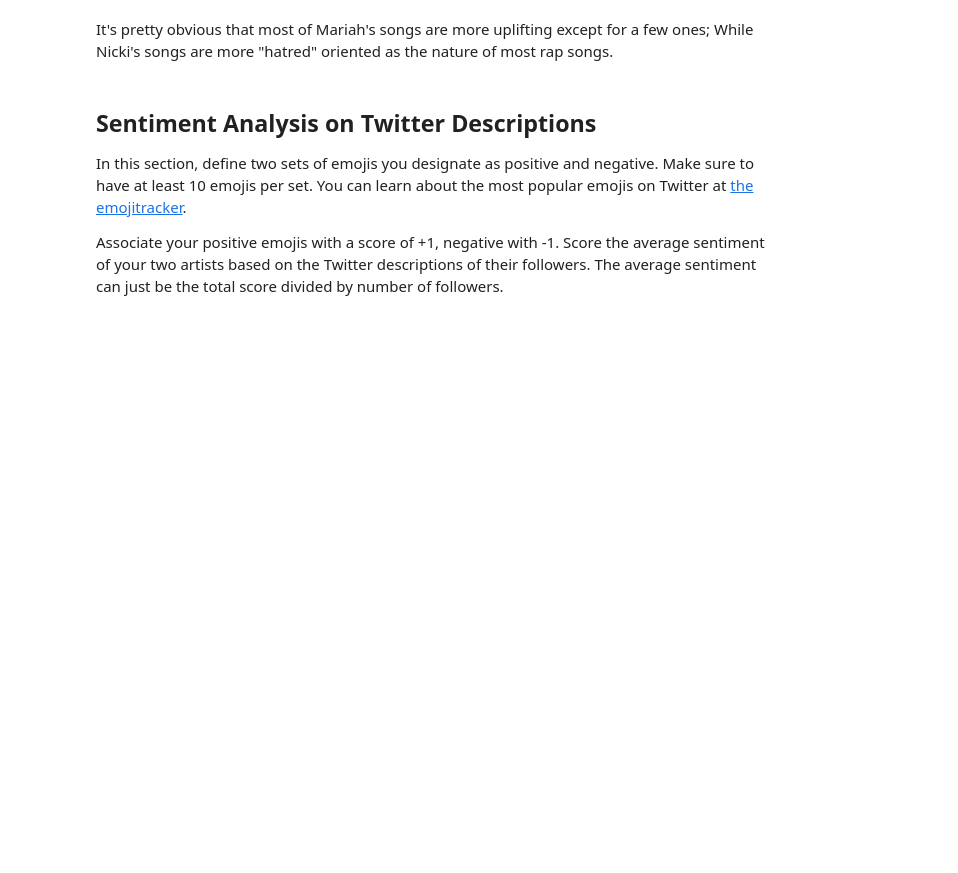
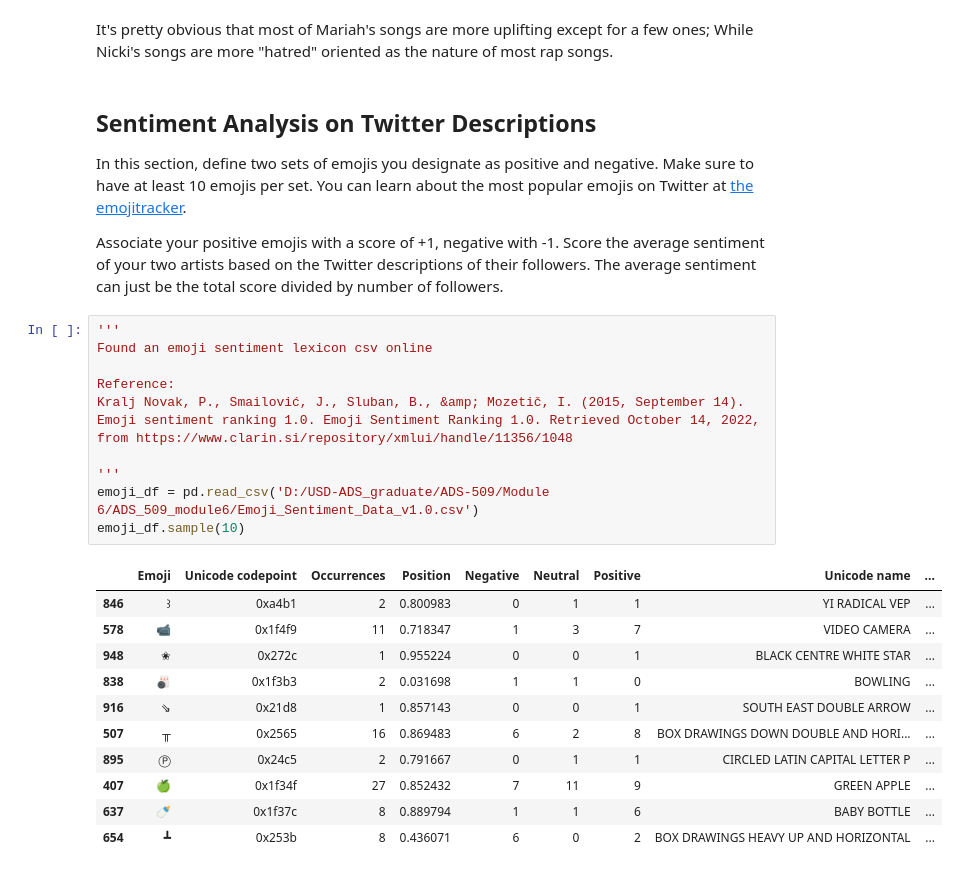
Before and after one commit to dingyiduan7/ADS_509_module6, a Jupyter notebook: Sentiment Assignment.ipynb, the cells around one changed output. Saved outputs shown, nothing was run; the diff lists cells and outputs as text; blank space fills up the shorter version.

Commit message:
complete the hw
complete hw6, downloaded a emoji lexicon from online, reference inside.

```diff
--- a/Sentiment Assignment.ipynb
+++ b/Sentiment Assignment.ipynb
@@ -357,3 +359,27 @@ It's pretty obvious that most of Mariah's songs are more uplifting except for a
 In this section, define two sets of emojis you designate as positive and negative. Make sure to have at least 10 emojis per set. You can learn about the most popular emojis on Twitter at [the emojitracker](https://emojitracker.com/).
 
 Associate your positive emojis with a score of +1, negative with -1. Score the average sentiment of your two artists based on the Twitter descriptions of their followers. The average sentiment can just be the total score divided by number of followers.
+# %%
+'''
+Found an emoji sentiment lexicon csv online
+
+Reference:
+Kralj Novak, P., Smailović, J., Sluban, B., &amp; Mozetič, I. (2015, September 14).
+Emoji sentiment ranking 1.0. Emoji Sentiment Ranking 1.0. Retrieved October 14, 2022,
+from https://www.clarin.si/repository/xmlui/handle/11356/1048
+
+'''
+emoji_df = pd.read_csv('D:/USD-ADS_graduate/ADS-509/Module 6/ADS_509_module6/Emoji_Sentiment_Data_v1.0.csv')
+emoji_df.sample(10)
+# %% [output]
+|  | Emoji | Unicode codepoint | Occurrences | Position | Negative | Neutral | Positive | Unicode name | ... |
+| 846 | ꒱ | 0xa4b1 | 2 | 0.800983 | 0 | 1 | 1 | YI RADICAL VEP | ... |
+| 578 | 📹 | 0x1f4f9 | 11 | 0.718347 | 1 | 3 | 7 | VIDEO CAMERA | ... |
+| 948 | ✬ | 0x272c | 1 | 0.955224 | 0 | 0 | 1 | BLACK CENTRE WHITE STAR | ... |
+| 838 | 🎳 | 0x1f3b3 | 2 | 0.031698 | 1 | 1 | 0 | BOWLING | ... |
+| 916 | ⇘ | 0x21d8 | 1 | 0.857143 | 0 | 0 | 1 | SOUTH EAST DOUBLE ARROW | ... |
+| 507 | ╥ | 0x2565 | 16 | 0.869483 | 6 | 2 | 8 | BOX DRAWINGS DOWN DOUBLE AND HORI... | ... |
+| 895 | Ⓟ | 0x24c5 | 2 | 0.791667 | 0 | 1 | 1 | CIRCLED LATIN CAPITAL LETTER P | ... |
+| 407 | 🍏 | 0x1f34f | 27 | 0.852432 | 7 | 11 | 9 | GREEN APPLE | ... |
+| 637 | 🍼 | 0x1f37c | 8 | 0.889794 | 1 | 1 | 6 | BABY BOTTLE | ... |
+| 654 | ┻ | 0x253b | 8 | 0.436071 | 6 | 0 | 2 | BOX DRAWINGS HEAVY UP AND HORIZONTAL | ... |
```
Also changed, not shown: parts of 18 cells of this notebook, 1 other file.
